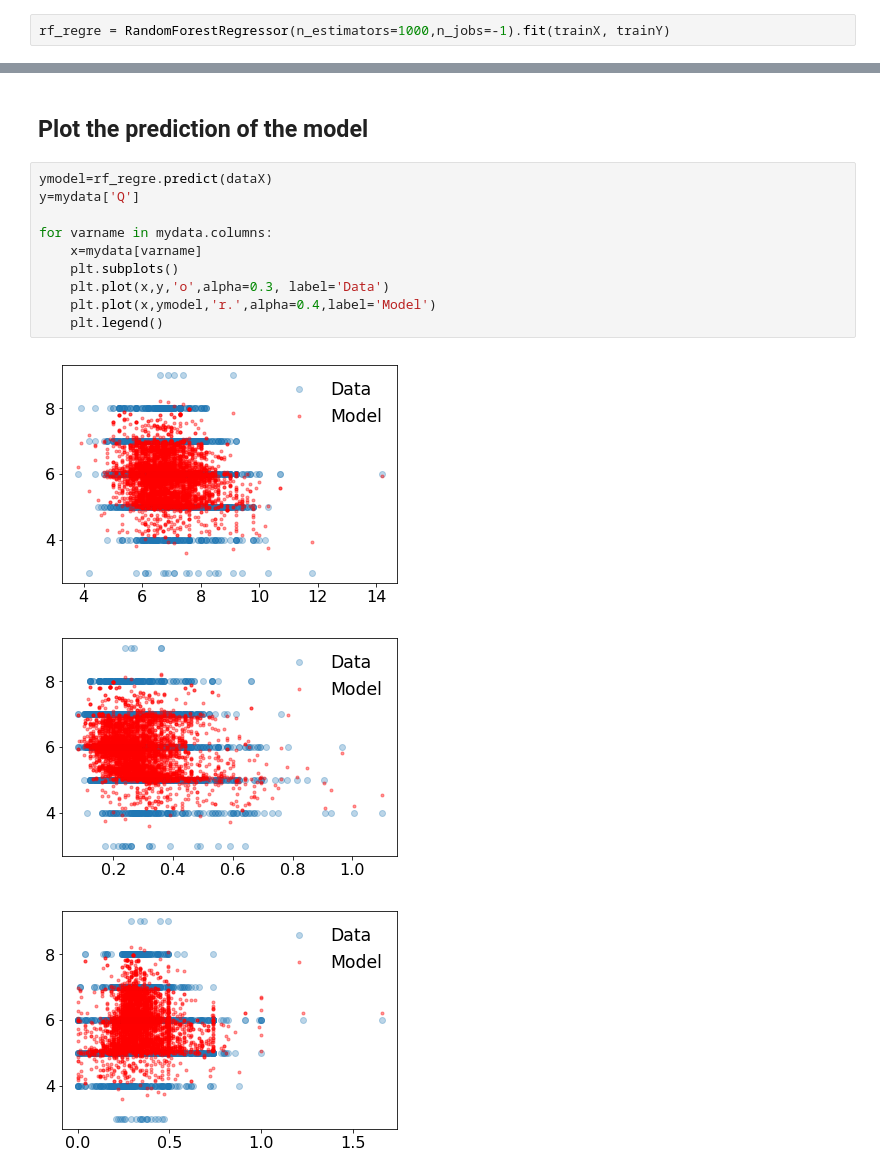
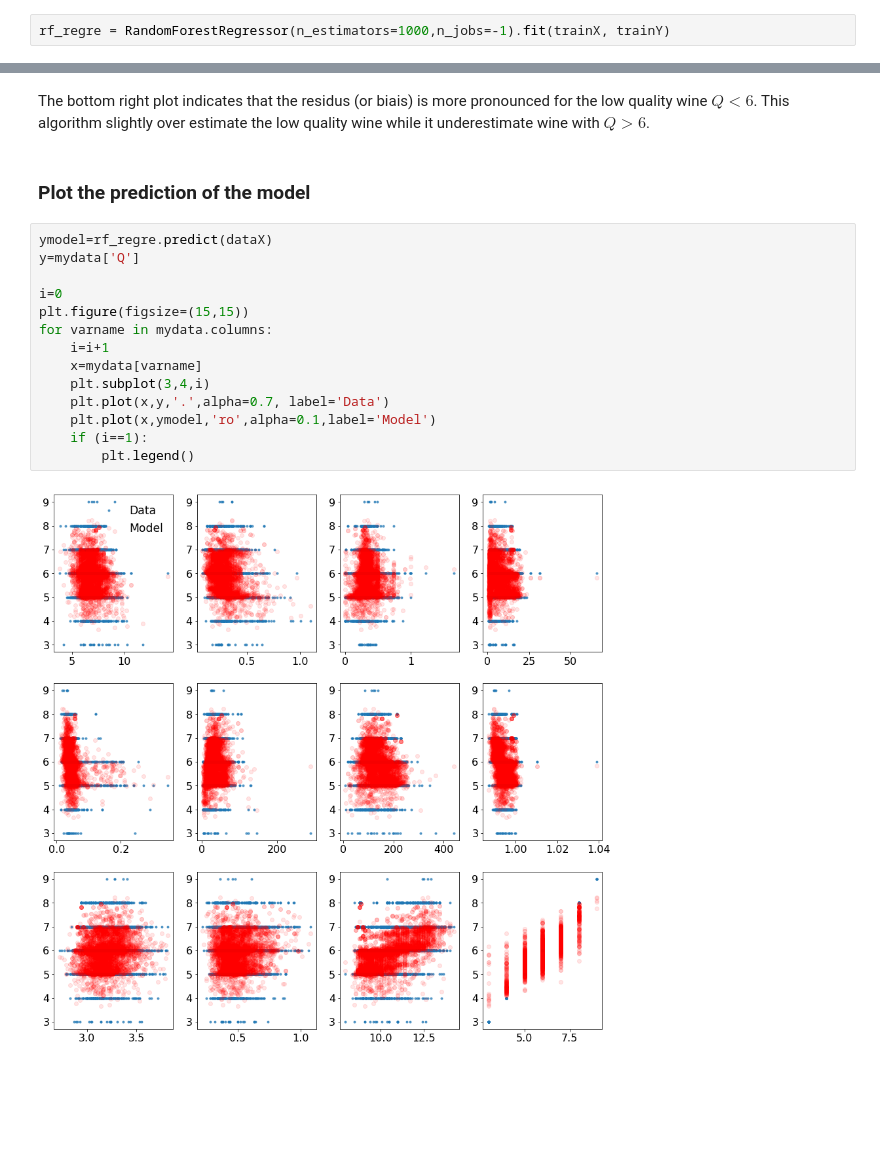
Before and after one commit to rmadar/ExamplesWithPython, a Jupyter notebook: NotebookExamples/WineQualityAnalysis.ipynb, the cells around one changed output, grey strips where cells are left out. Cells and saved outputs as stored; diff of their text form; blank space fills up the shorter version.

```diff
--- a/NotebookExamples/WineQualityAnalysis.ipynb
+++ b/NotebookExamples/WineQualityAnalysis.ipynb
@@ -142,16 +150,20 @@ On right histogram: RMS=0.399 / MEAN=-0.009
+# %% [markdown]
+The bottom right plot indicates that the residus (or biais) is more pronounced for the low quality wine $Q\lt6$. This algorithm slightly over estimate the low quality wine while it underestimate wine with $Q\gt6$.
 # %% [markdown]
-## Plot the prediction of the model
+### Plot the prediction of the model
 # %%
 ymodel=rf_regre.predict(dataX)
 y=mydata['Q']
 
+i=0
+plt.figure(figsize=(15,15))
 for varname in mydata.columns:
+    i=i+1
     x=mydata[varname]
-    plt.subplots()
-    plt.plot(x,y,'o',alpha=0.3, label='Data')
-    plt.plot(x,ymodel,'r.',alpha=0.4,label='Model')
-    plt.legend()
+    plt.subplot(3,4,i)
+    plt.plot(x,y,'.',alpha=0.7, label='Data')
+    plt.plot(x,ymodel,'ro',alpha=0.1,label='Model')
+    if (i==1):
+        plt.legend()
 # %% [output]
-[figure, old version]
+[figure, new version]
-[figure, removed]
-[figure, removed]
```
Also changed, not shown: parts of 4 cells of this notebook.
